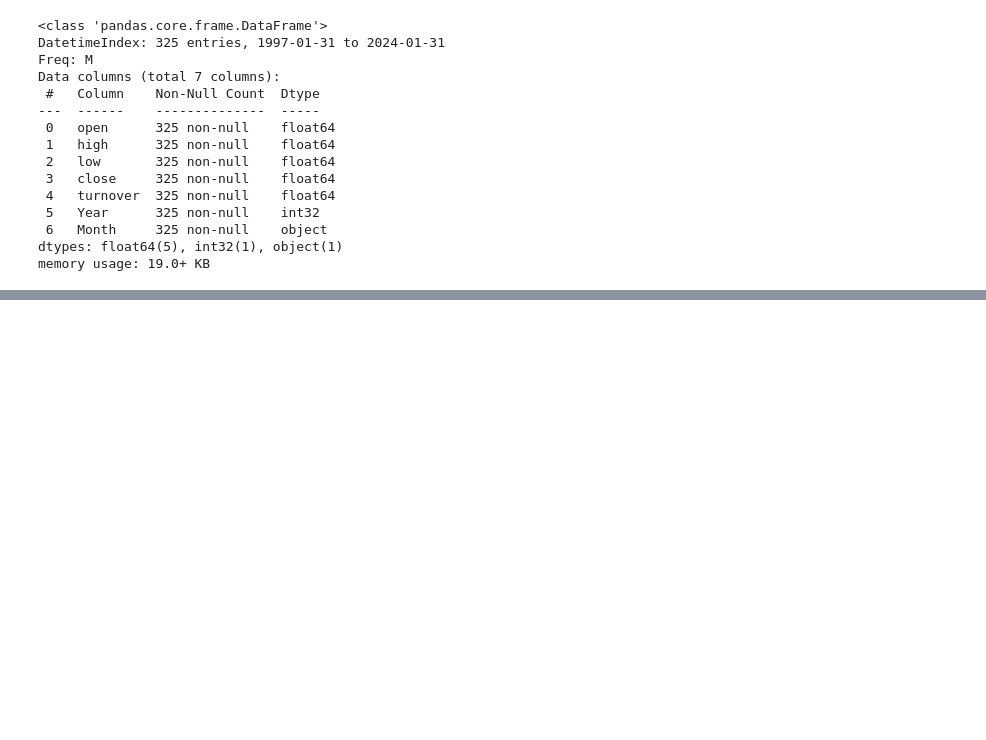
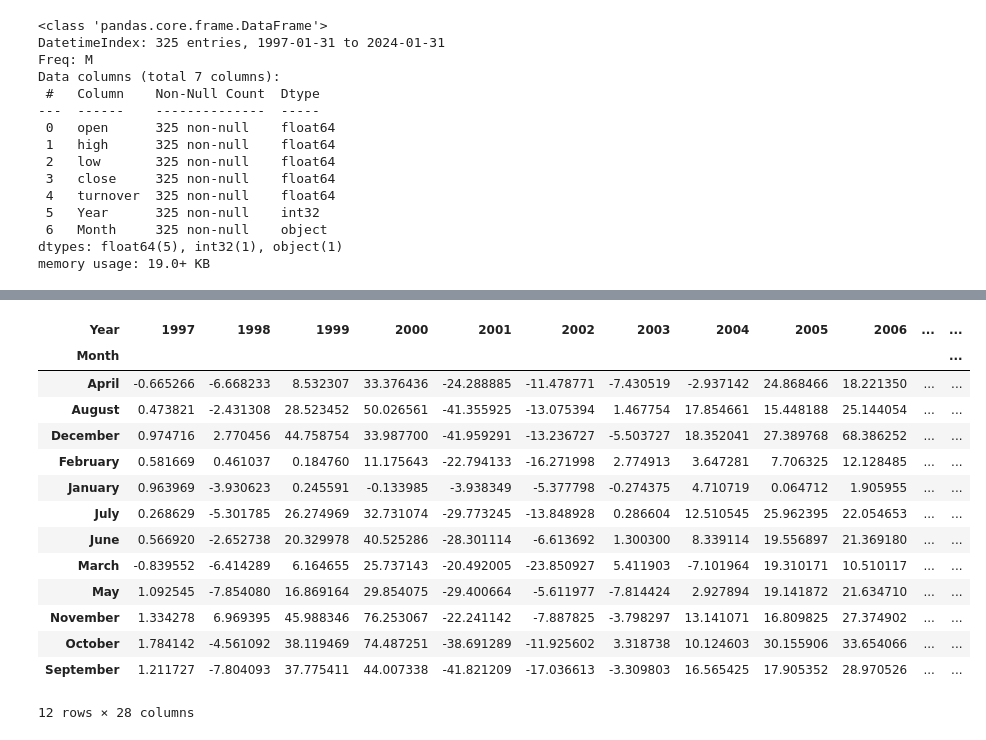
Before and after one commit to Pukar99/AdvancedNEPSE, a Jupyter notebook: notebook/chaptertwo/EDA2.ipynb, the cells around one changed output, grey strips where cells are left out. Drawn from its saved outputs; the diff is of its cells as text; code cells hidden in the pictures; blank space fills up the shorter version.

Commit message:
some changes to EDA2 pivot table but confussion

```diff
--- a/notebook/chaptertwo/EDA2.ipynb
+++ b/notebook/chaptertwo/EDA2.ipynb
@@ -330,16 +347,3 @@ memory usage: 19.0+ KB
 # %%
-
-mdf['Year'] = mdf.index.year
-mdf['Month'] = mdf.index.strftime('%B')
-
-# Then, we pivot the DataFrame to get years as columns and months as rows
-pivot = mdf.pivot_table(values='close', index='Month', columns='Year', aggfunc='mean')
-
-# Calculate the year-over-year percentage change without filling NA values
-percentage_change = pivot.pct_change(axis=1, fill_method=None) * 100
-
-# Prepare the percentage_change DataFrame for output
-# Since applymap is deprecated, we will use apply with axis=None for elementwise operation
-percentage_change_formatted = percentage_change.apply(lambda x: f'{x:.2f}%' if pd.notnull(x) else '', axis=None)
-
-# The percentage_change_formatted DataFrame now contains the formatted percentage changes
+# Calculate the monthly percentage change and create a new column in the DataFrame
+mdf['monthly_percentage_change'] = ((mdf['close'] - mdf['open']) / mdf['open']) * 100
@@ -345,0 +360,25 @@ percentage_change_formatted = percentage_change.apply(lambda x: f'{x:.2f}%' if p
+# %%
+# First, ensure that 'Year' and 'Month' columns are of type string for proper grouping
+mdf['Year'] = mdf['Year'].astype(str)
+mdf['Month'] = mdf['Month'].astype(str)
+
+# Create a pivot table with 'Month' as the index, 'Year' as the columns, and 'monthly_percentage_change' as the values
+pivot_table = mdf.pivot_table(index='Month', columns='Year', values='monthly_percentage_change', aggfunc='first')
+# %%
+pivot_table
+# %% [output]
+| Year | 1997 | 1998 | 1999 | 2000 | 2001 | 2002 | 2003 | 2004 | 2005 | 2006 | ... | ... |
+| Month |  |  |  |  |  |  |  |  |  |  |  | ... |
+| April | -0.665266 | -6.668233 | 8.532307 | 33.376436 | -24.288885 | -11.478771 | -7.430519 | -2.937142 | 24.868466 | 18.221350 | ... | ... |
+| August | 0.473821 | -2.431308 | 28.523452 | 50.026561 | -41.355925 | -13.075394 | 1.467754 | 17.854661 | 15.448188 | 25.144054 | ... | ... |
+| December | 0.974716 | 2.770456 | 44.758754 | 33.987700 | -41.959291 | -13.236727 | -5.503727 | 18.352041 | 27.389768 | 68.386252 | ... | ... |
+| February | 0.581669 | 0.461037 | 0.184760 | 11.175643 | -22.794133 | -16.271998 | 2.774913 | 3.647281 | 7.706325 | 12.128485 | ... | ... |
+| January | 0.963969 | -3.930623 | 0.245591 | -0.133985 | -3.938349 | -5.377798 | -0.274375 | 4.710719 | 0.064712 | 1.905955 | ... | ... |
+| July | 0.268629 | -5.301785 | 26.274969 | 32.731074 | -29.773245 | -13.848928 | 0.286604 | 12.510545 | 25.962395 | 22.054653 | ... | ... |
+| June | 0.566920 | -2.652738 | 20.329978 | 40.525286 | -28.301114 | -6.613692 | 1.300300 | 8.339114 | 19.556897 | 21.369180 | ... | ... |
+| March | -0.839552 | -6.414289 | 6.164655 | 25.737143 | -20.492005 | -23.850927 | 5.411903 | -7.101964 | 19.310171 | 10.510117 | ... | ... |
+| May | 1.092545 | -7.854080 | 16.869164 | 29.854075 | -29.400664 | -5.611977 | -7.814424 | 2.927894 | 19.141872 | 21.634710 | ... | ... |
+| November | 1.334278 | 6.969395 | 45.988346 | 76.253067 | -22.241142 | -7.887825 | -3.798297 | 13.141071 | 16.809825 | 27.374902 | ... | ... |
+| October | 1.784142 | -4.561092 | 38.119469 | 74.487251 | -38.691289 | -11.925602 | 3.318738 | 10.124603 | 30.155906 | 33.654066 | ... | ... |
+| September | 1.211727 | -7.804093 | 37.775411 | 44.007338 | -41.821209 | -17.036613 | -3.309803 | 16.565425 | 17.905352 | 28.970526 | ... | ... |
+12 rows × 28 columns
```
Also changed, not shown: parts of 3 cells of this notebook.
